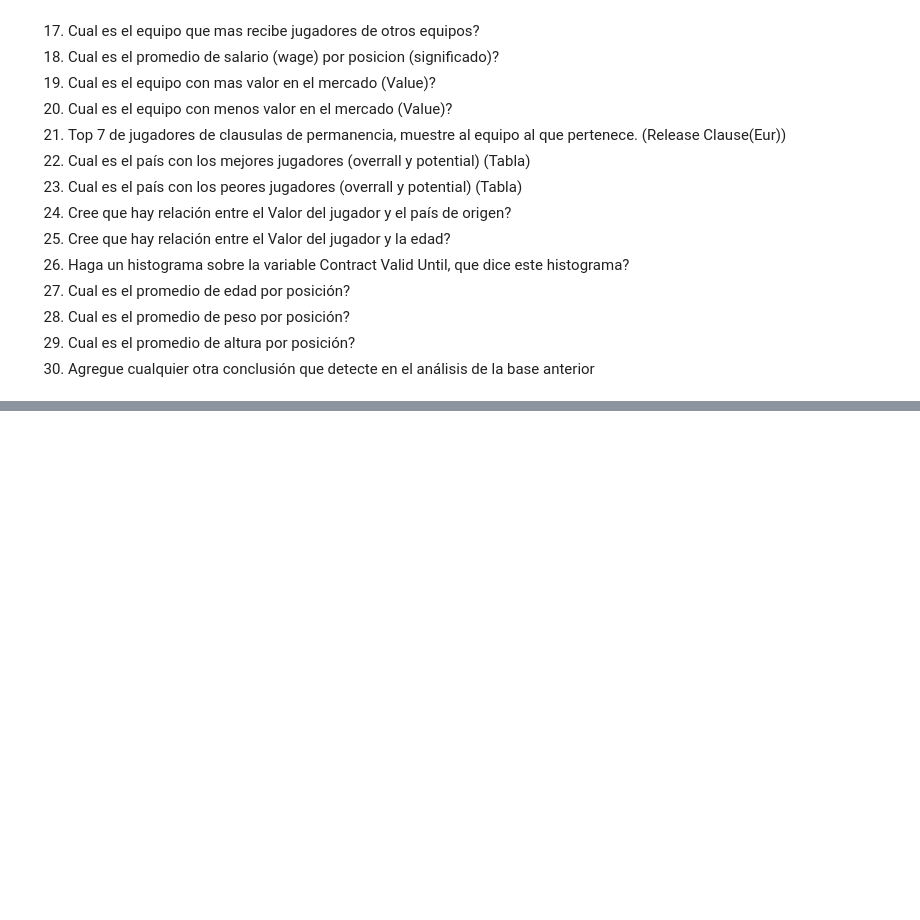
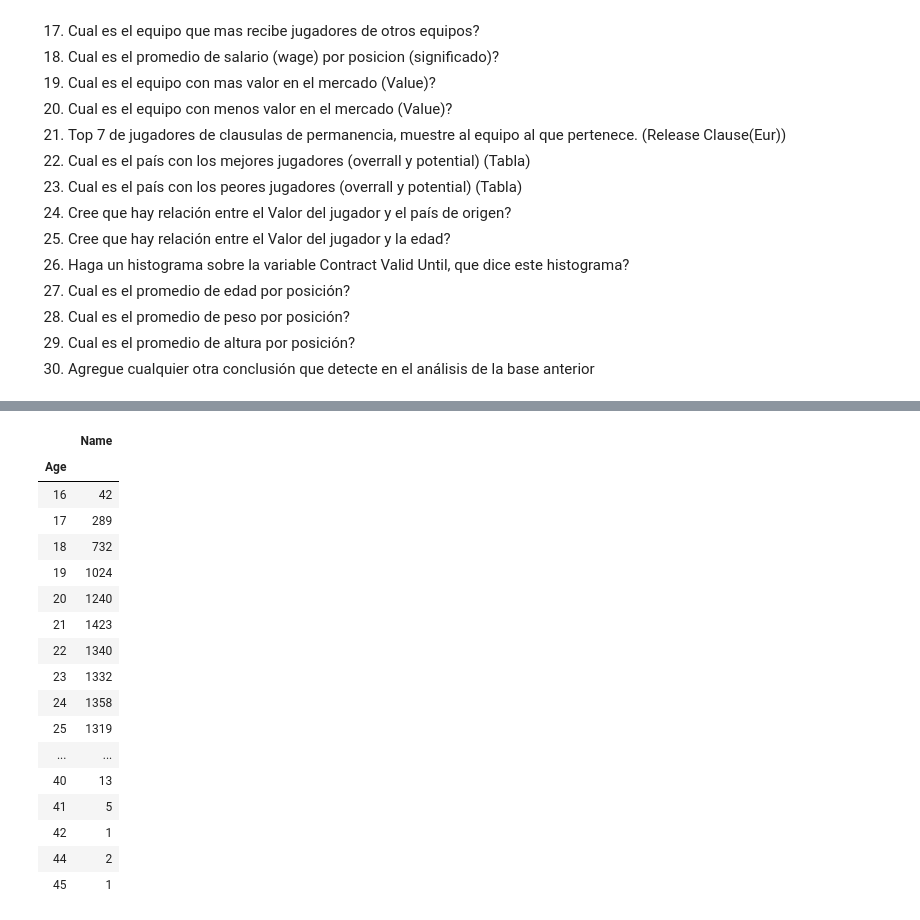
Before and after one commit to solrac2905/Ejercicios_Curso_Python_CD_Carlos_Lopez, a Jupyter notebook: E2 Carlos.ipynb, the cells around one changed output, grey strips where cells are left out. Saved outputs shown, nothing was run; the diff lists cells and outputs as text; code cells hidden in the pictures; blank space fills up the shorter version.

```diff
--- a/E2 Carlos.ipynb
+++ b/E2 Carlos.ipynb
@@ -125,0 +310,22 @@ union2.where(filtro1)
+# %%
+#6
+pd.pivot_table(data=union2[['Age','Name']], index='Age', aggfunc='count')
+# %% [output]
+|  | Name |
+| Age |  |
+| 16 | 42 |
+| 17 | 289 |
+| 18 | 732 |
+| 19 | 1024 |
+| 20 | 1240 |
+| 21 | 1423 |
+| 22 | 1340 |
+| 23 | 1332 |
+| 24 | 1358 |
+| 25 | 1319 |
+| ... | ... |
+| 40 | 13 |
+| 41 | 5 |
+| 42 | 1 |
+| 44 | 2 |
+| 45 | 1 |
```
Also changed, not shown: parts of 25 cells of this notebook.
